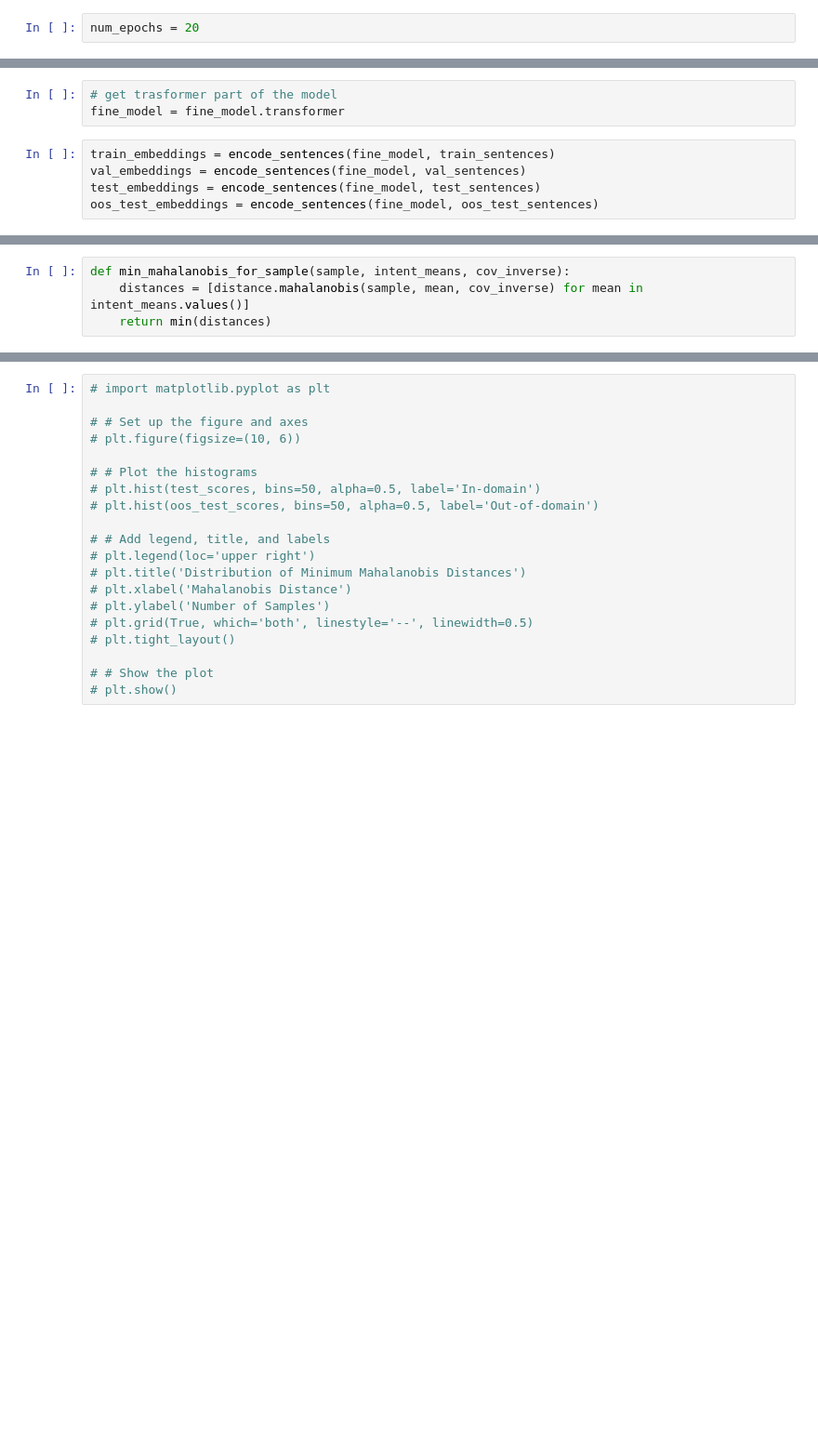
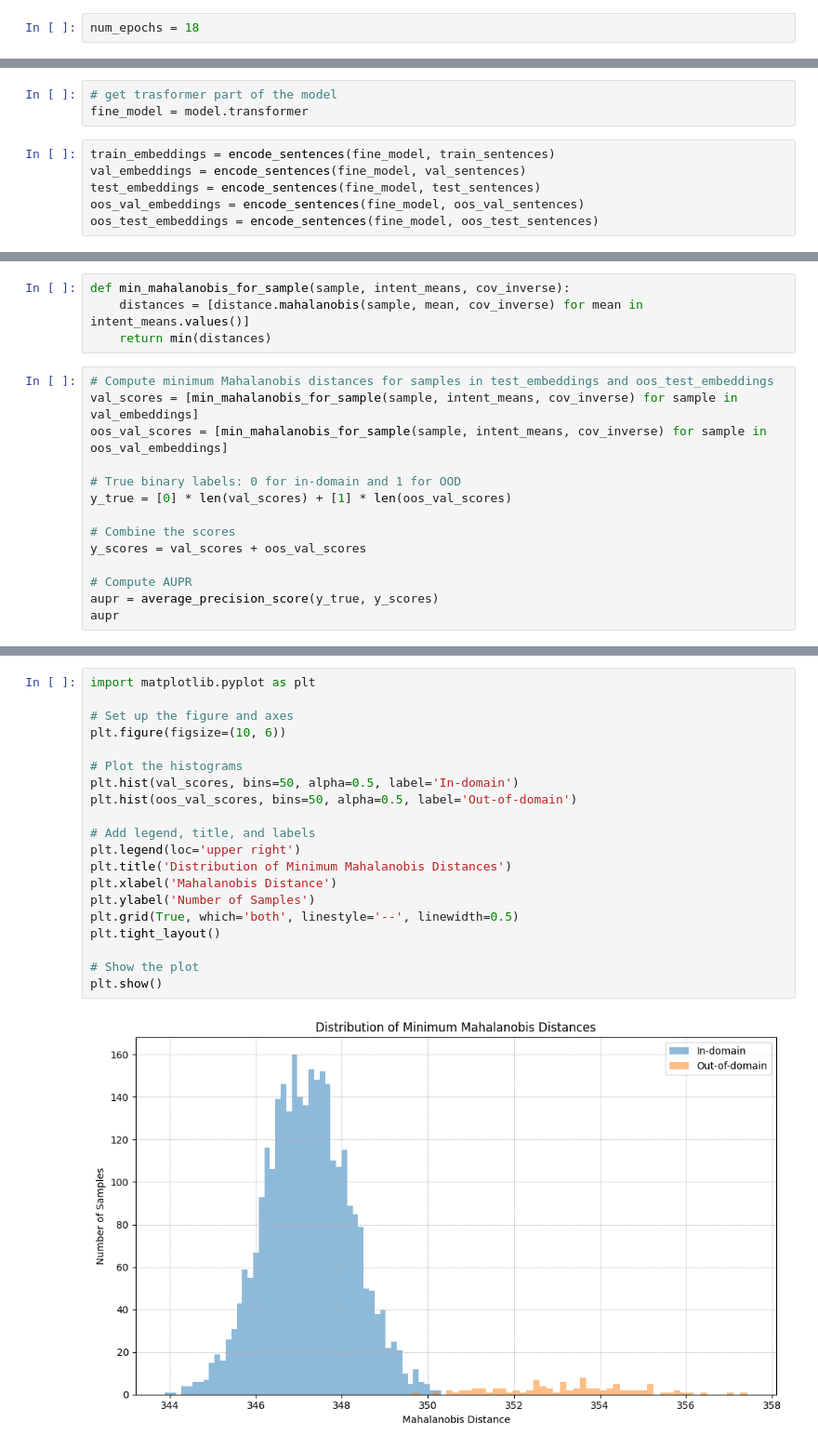
Before and after one commit to SlangLab-NU/autoencoder-oos, a Jupyter notebook: crossentropy_fine.ipynb, the cells around one changed output, grey strips where cells are left out. Shown: that part at 93% size. Saved outputs shown, nothing was run; the diff lists cells and outputs as text; blank space fills up the shorter version.

```diff
--- a/crossentropy_fine.ipynb
+++ b/crossentropy_fine.ipynb
@@ -294,7 +293,7 @@ train_dataloader = DataLoader(train_dataset, batch_size=batch_size, shuffle=True
 val_dataloader = DataLoader(val_dataset, batch_size=batch_size)
 loss_function = nn.CrossEntropyLoss()
 # %%
-num_epochs = 20
+num_epochs = 18
 # %% [markdown]
 # Training Loop!!!
 # %%
@@ -360,10 +359,11 @@ fine_model = fine_model.to(device)
 # %%
 # get trasformer part of the model
-fine_model = fine_model.transformer
+fine_model = model.transformer
 # %%
 train_embeddings = encode_sentences(fine_model, train_sentences)
 val_embeddings = encode_sentences(fine_model, val_sentences)
 test_embeddings = encode_sentences(fine_model, test_sentences)
+oos_val_embeddings = encode_sentences(fine_model, oos_val_sentences)
 oos_test_embeddings = encode_sentences(fine_model, oos_test_sentences)
 # %%
 intent_means = {}
@@ -388,3 +388,17 @@ from sklearn.metrics import average_precision_score
 def min_mahalanobis_for_sample(sample, intent_means, cov_inverse):
     distances = [distance.mahalanobis(sample, mean, cov_inverse) for mean in intent_means.values()]
     return min(distances)
+# %%
+# Compute minimum Mahalanobis distances for samples in test_embeddings and oos_test_embeddings
+val_scores = [min_mahalanobis_for_sample(sample, intent_means, cov_inverse) for sample in val_embeddings]
+oos_val_scores = [min_mahalanobis_for_sample(sample, intent_means, cov_inverse) for sample in oos_val_embeddings]
+
+# True binary labels: 0 for in-domain and 1 for OOD
+y_true = [0] * len(val_scores) + [1] * len(oos_val_scores)
+
+# Combine the scores
+y_scores = val_scores + oos_val_scores
+
+# Compute AUPR
+aupr = average_precision_score(y_true, y_scores)
+aupr
@@ -412,20 +428,22 @@ auroc
 # %%
-# import matplotlib.pyplot as plt
+import matplotlib.pyplot as plt
 
-# # Set up the figure and axes
-# plt.figure(figsize=(10, 6))
+# Set up the figure and axes
+plt.figure(figsize=(10, 6))
 
-# # Plot the histograms
-# plt.hist(test_scores, bins=50, alpha=0.5, label='In-domain')
-# plt.hist(oos_test_scores, bins=50, alpha=0.5, label='Out-of-domain')
+# Plot the histograms
+plt.hist(val_scores, bins=50, alpha=0.5, label='In-domain')
+plt.hist(oos_val_scores, bins=50, alpha=0.5, label='Out-of-domain')
 
-# # Add legend, title, and labels
-# plt.legend(loc='upper right')
-# plt.title('Distribution of Minimum Mahalanobis Distances')
-# plt.xlabel('Mahalanobis Distance')
-# plt.ylabel('Number of Samples')
-# plt.grid(True, which='both', linestyle='--', linewidth=0.5)
-# plt.tight_layout()
+# Add legend, title, and labels
+plt.legend(loc='upper right')
+plt.title('Distribution of Minimum Mahalanobis Distances')
+plt.xlabel('Mahalanobis Distance')
+plt.ylabel('Number of Samples')
+plt.grid(True, which='both', linestyle='--', linewidth=0.5)
+plt.tight_layout()
 
-# # Show the plot
-# plt.show()
+# Show the plot
+plt.show()
+# %% [output]
+[figure, added]
```
Also changed, not shown: parts of 13 cells of this notebook, 1 other file.
